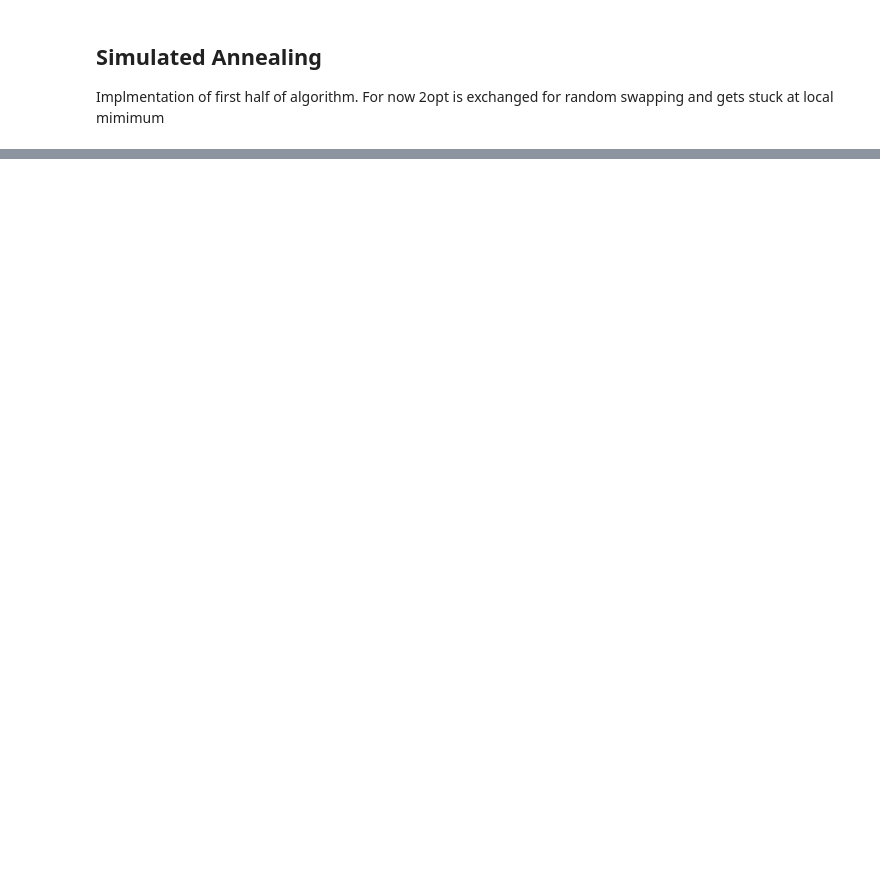
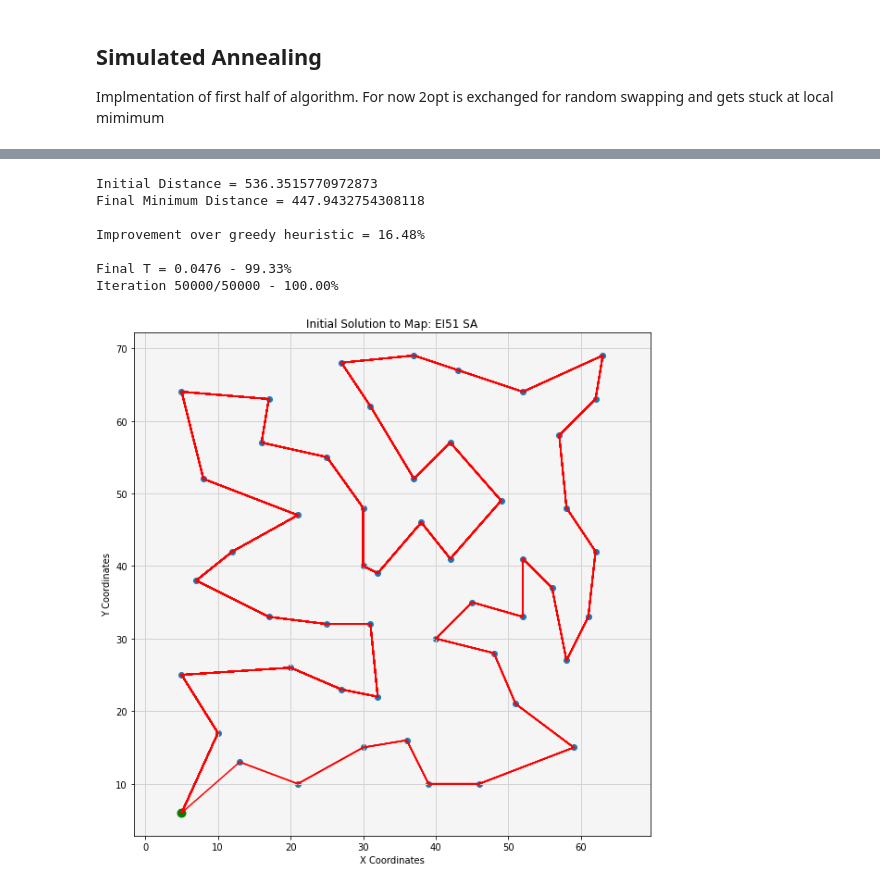
Before and after one commit to ithakis/Stochastic-Simulation-Assignment-3, a Jupyter notebook: Alexander.ipynb, the cells around one changed output, grey strips where cells are left out. Saved outputs shown, nothing was run; the diff lists cells and outputs as text; code cells hidden in the pictures; blank space fills up the shorter version.

Commit message:
todo: - fixed Graphing 2opt euclidean sum weight based random permutation

```diff
--- a/Alexander.ipynb
+++ b/Alexander.ipynb
@@ -618,7 +678,7 @@ def simulatedAnnealing(map, startingSity=1, IS=-1, T_input=-1, ITERATIONS=50_000
     stopingT = 1e-8 ;
 
     # Statistics
-    temperaturesList = np.zeros(stopingI)   ;   mD = np.zeros(stopingI) # To be normalized minimum traveled distances
+    temperaturesList = np.zeros(stopingI)   ;   annealing_D = np.zeros(stopingI) # To be normalized minimum traveled distances
 
     if IS == -1:
         # Step 1, get initial (Best) sequence, either random or from RES or from file
@@ -640,20 +700,21 @@ def simulatedAnnealing(map, startingSity=1, IS=-1, T_input=-1, ITERATIONS=50_000
         cd = calculate_distance(map, candidate) # cd : Candidate's Distance
         if cd < cmd:
             cmd, current_S = cd, candidate
-            mD[iteration] = bestDistance
+            annealing_D[iteration] = bestDistance
             if cd < bestDistance:
                 bestDistance, bestSequence = cd, candidate
-                mD[iteration] = bestDistance
+                annealing_D[iteration] = bestDistance
         else:
-            mD[iteration] = bestDistance
+            annealing_D[iteration] = cmd
             if np.random.random(1)[0] < np.exp(-abs(cd - cmd) / T):
+                # print(f'old cmd = {}')
                 cmd, current_S = cd, candidate
 
         T *= ALPHA
         temperaturesList[iteration] = T
         iteration += 1
 
-    mD = mD[mD > 0]
+    annealing_D = annealing_D[annealing_D > 0]
 
     if print_stats:
         print(f"Final Minimum Distance = {bestDistance}")
@@ -661,20 +722,32 @@ def simulatedAnnealing(map, startingSity=1, IS=-1, T_input=-1, ITERATIONS=50_000
         print(f"Final T = {T:.4f} - {(T_input-T)/(T_input-stopingT)*100:.2f}%")
         print(f"Iteration {iteration}/{ITERATIONS} - {iteration/ITERATIONS * 100:.2f}%")
 
-    return bestDistance, bestSequence, mD, (mD.max()-mD.min())/T_input*temperaturesList + mD.min()
+    return bestDistance, bestSequence, annealing_D, (annealing_D.max()-annealing_D.min())/T_input*temperaturesList + annealing_D.min()
 # %%
 """ Testing Simulated Annealing - EI51 """
-bestDistance, bestSequence, mD, temperaturesList = simulatedAnnealing(EI51, startingSity=40, print_stats=True)
+_ , I_mDL, bestSequence = initSequence(EI51, startingCity=40, exTime=1, printStats=False)
+# _ , I_mDL, bestSequence = random_permutations(EI51, startingCity=40, exTime=1)
+initS = [I_mDL, bestSequence]
+bestDistance, bestSequence, mD, temperaturesList = simulatedAnnealing(EI51, startingSity=40, print_stats=True, IS=initS)
 
 plot_journey(EI51, bestSequence, 'EI51 SA')
 
 name = "EI51"
 ax = ody.plot()
 ax.set_title("Learning Rate for Map: " + name)
-ax.plot([_ for _ in range(mD.shape[0])], mD, label="Learning")
-plt.plot([_ for _ in range(mD.shape[0])], temperaturesList, label="Normalized Temperatures")
-# plt.plot([_ for _ in range(mD.shape[0])], [T*bestDistance for _ in range(mD.shape[0])], label="Normalized Stopping Temperature")
+ax.scatter([_ for _ in range(mD.shape[0])], mD, label="Annealing Temporary Solution", s=2, color='tab:blue')
+ax.plot([_ for _ in range(mD.shape[0])], temperaturesList, label="Normalized Temperatures", color='tab:orange')
+ax.plot([_ for _ in range(mD.shape[0])], [I_mDL[-1] for _ in range(mD.shape[0])], label="Greedy AI Solution", color='tab:red')
 ax.set_xlim(0, mD.shape[0])
 plt.xlabel('Iterations')   ;   plt.ylabel('Minimum Distance')
 plt.legend(loc='upper right')
 plt.show()
+# %% [output]
+Initial Distance = 536.3515770972873
+Final Minimum Distance = 447.9432754308118
+
+Improvement over greedy heuristic = 16.48%
+
+Final T = 0.0476 - 99.33%
+Iteration 50000/50000 - 100.00%
+[figure, added]
```
Also changed, not shown: parts of 18 cells of this notebook.
